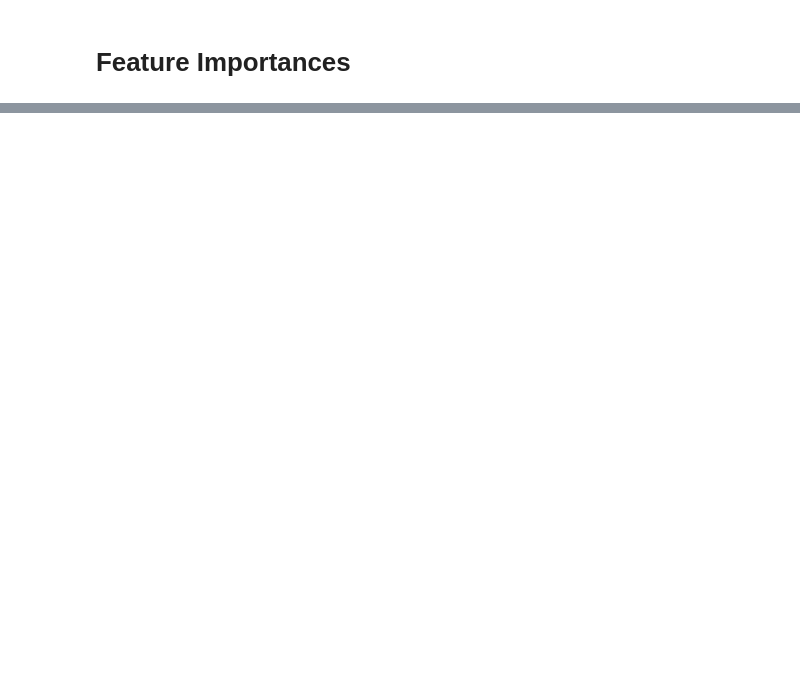
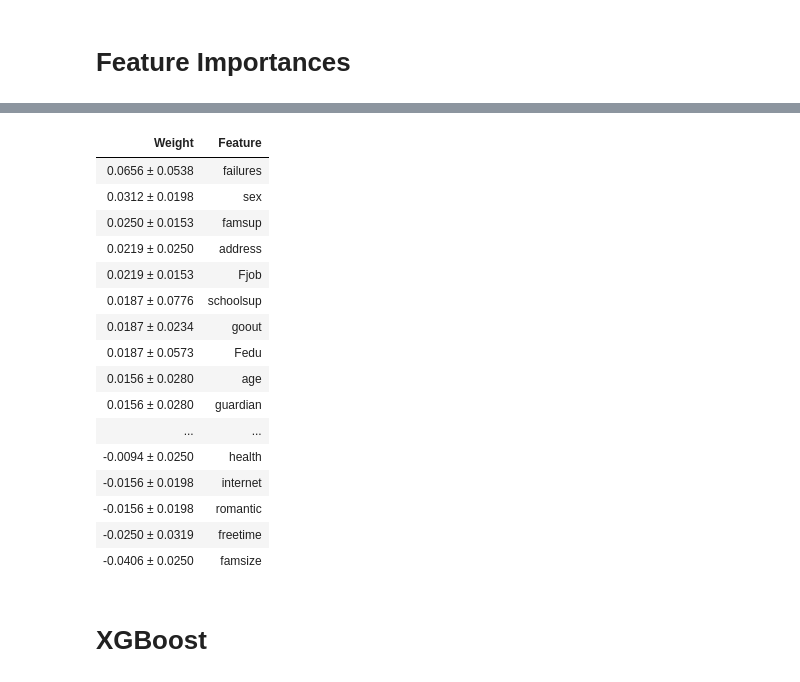
Before and after one commit to Faraaztqureshi/DS-Unit-2-Applied-Modeling, a Jupyter notebook: Unit 2 Build Week Project.ipynb, the cells around one changed output, grey strips where cells are left out. Cells and saved outputs as stored; diff of their text form; code cells hidden in the pictures; blank space fills up the shorter version.

```diff
--- a/Unit 2 Build Week Project.ipynb
+++ b/Unit 2 Build Week Project.ipynb
@@ -832,0 +848,14 @@ feature_importances
+# %%
+## ELI5 doesn't like pipeline models but we can still
+## use ordinalencoder and simpleimputer
+transformers = make_pipeline(
+    ce.OrdinalEncoder(),
+    SimpleImputer(strategy='mean')
+)
+# %%
+## fit the model on transformed features
+X_train_transformed = transformers.fit_transform(X_train2)
+X_val_transformed = transformers.transform(X_val2)
+
+model = RandomForestClassifier(n_estimators=100, random_state=14, n_jobs=-1)
+model.fit(X_train_transformed, y_train2)
@@ -832,0 +890,15 @@ feature_importances
+# %%
+## Calculate permutation importances
+
+import eli5
+from eli5.sklearn import PermutationImportance
+
+
+permuter = PermutationImportance(
+    model,
+    scoring='accuracy',
+    n_iter=5,
+    random_state=14
+)
+
+permuter.fit(X_val_transformed, y_val2)
@@ -832,0 +926,5 @@ feature_importances
+# %%
+## create a table to examine feature importances with names
+
+feature_names = X_val2.columns.tolist()
+pd.Series(permuter.feature_importances_, feature_names).sort_values()
@@ -832,0 +949,28 @@ feature_importances
+# %%
+## Display permutation importances
+
+eli5.show_weights(
+    permuter,
+    top=None,                   # show permutation importances for all features
+    feature_names=feature_names # must be a list
+)
+# %% [output]
+| Weight | Feature |
+| 0.0656 ± 0.0538 | failures |
+| 0.0312 ± 0.0198 | sex |
+| 0.0250 ± 0.0153 | famsup |
+| 0.0219 ± 0.0250 | address |
+| 0.0219 ± 0.0153 | Fjob |
+| 0.0187 ± 0.0776 | schoolsup |
+| 0.0187 ± 0.0234 | goout |
+| 0.0187 ± 0.0573 | Fedu |
+| 0.0156 ± 0.0280 | age |
+| 0.0156 ± 0.0280 | guardian |
+| ... | ... |
+| -0.0094 ± 0.0250 | health |
+| -0.0156 ± 0.0198 | internet |
+| -0.0156 ± 0.0198 | romantic |
+| -0.0250 ± 0.0319 | freetime |
+| -0.0406 ± 0.0250 | famsize |
+# %% [markdown]
+# XGBoost
```
Also changed, not shown: parts of 43 cells of this notebook.
